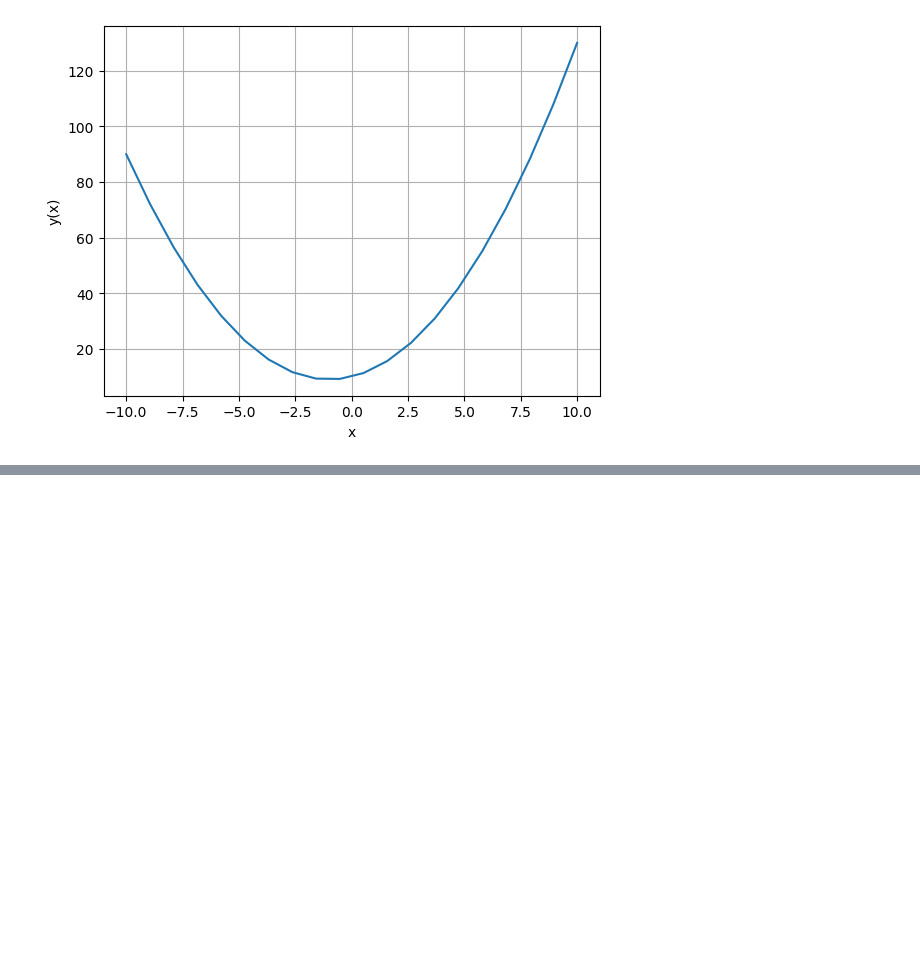
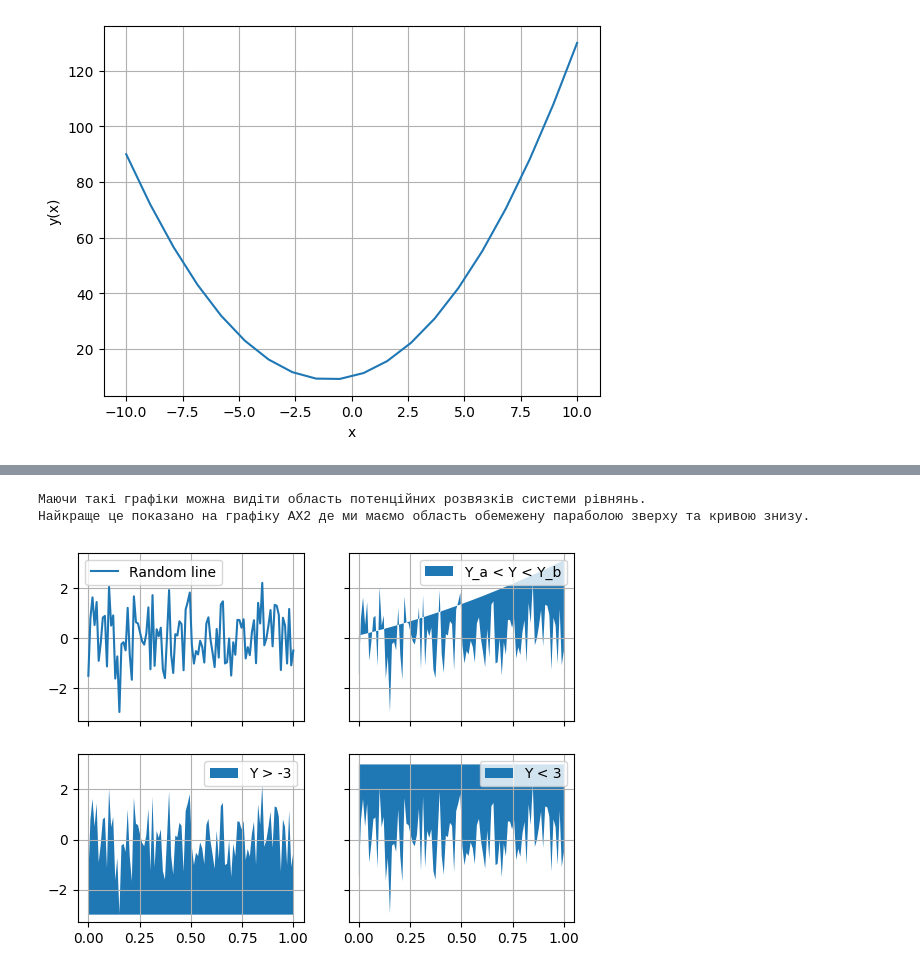
Before and after one commit to MaksKuziv/-220-Mathematical-methods-DO, a Jupyter notebook: lava_4/1.ipynb, the cells around one changed output, grey strips where cells are left out. Cells and saved outputs as stored; diff of their text form; code cells hidden in the pictures; blank space fills up the shorter version.

Commit message:
Filling graphs (filling the area)

```diff
--- a/lava_4/1.ipynb
+++ b/lava_4/1.ipynb
@@ -61,0 +76,34 @@ plt.show()
+# %%
+Nsteps = 100
+x = np.linspace(0, 1, num=Nsteps)
+y_a = np.random.randn(Nsteps)
+y_b = x**2 + 2*x + 0.1
+y_c = x*3-0.3 # пряма
+
+fig, ((ax1, ax2), (ax3, ax4)) = plt.subplots(2, 2, sharex=True, sharey=True)
+
+ax1.plot(x, y_a, label="Random line")
+ax2.fill_between(x, y_b, y_a, label="Y_a < Y < Y_b")
+
+ax3.fill_between(x, y_a, -3, label="Y > -3")
+ax4.fill_between(x, y_a, 3, label="Y < 3")
+
+for ax in ax1, ax2, ax3, ax4:
+    ax.grid(True)
+    ax.label_outer()
+    ax.legend()
+
+# print(f"""
+# x = {x},
+# y_a = {y_a}
+# y_b = {y_b}
+# """)
+
+print(f"""
+Маючи такі графіки можна видіти область потенційних розвязків системи рівнянь.
+Найкраще це показано на графіку АХ2 де ми маємо область обемежену параболою зверху та кривою знизу.
+""")
+# %% [output]
+Маючи такі графіки можна видіти область потенційних розвязків системи рівнянь.
+Найкраще це показано на графіку АХ2 де ми маємо область обемежену параболою зверху та кривою знизу.
+[figure, added]
```
Also changed, not shown: parts of 4 cells of this notebook.
